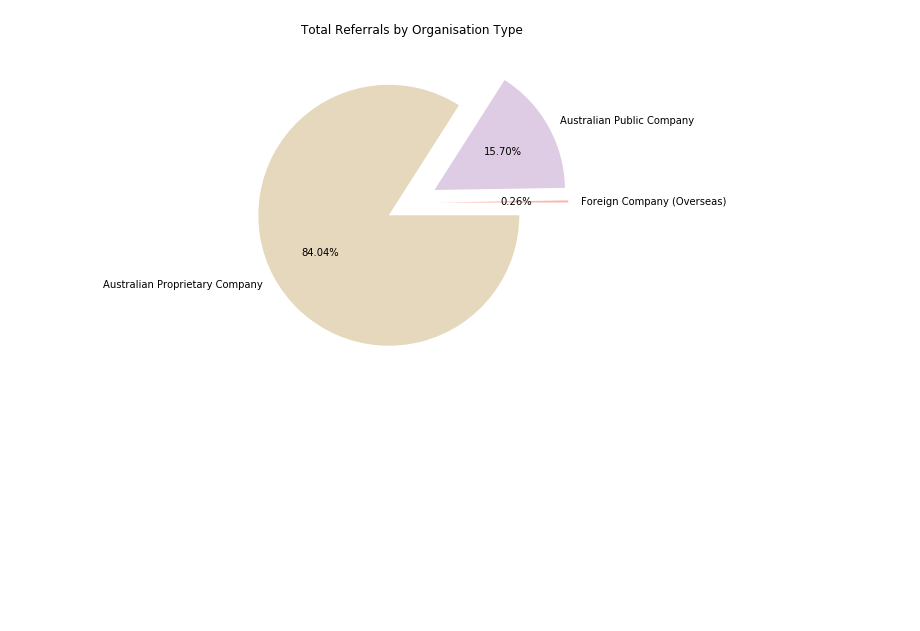
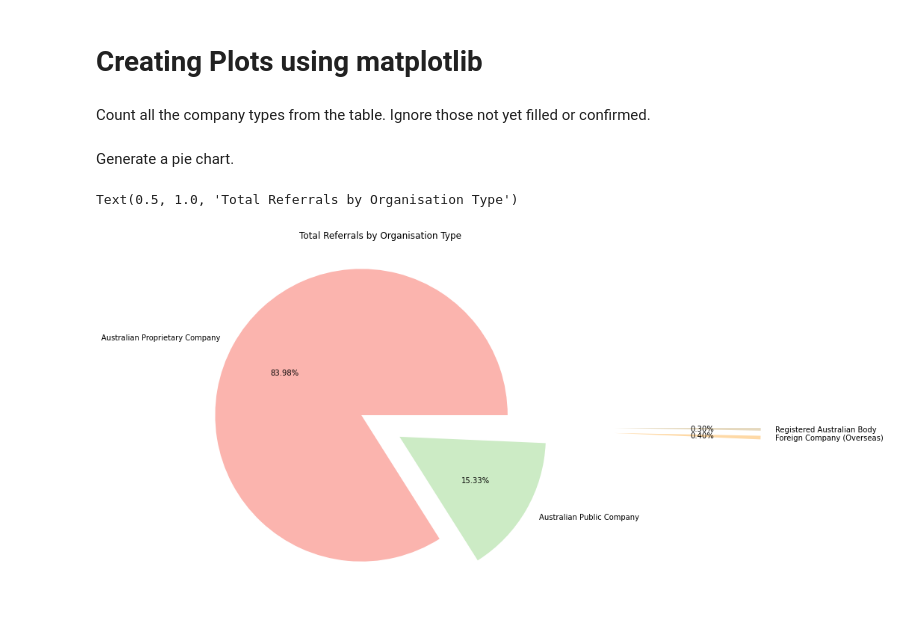
Before and after one commit to eshort0401/EPBC_scrape, a Jupyter notebook: analysis_examples.ipynb, the cells around one changed output. Cells and saved outputs as stored; diff of their text form; code cells hidden in the pictures; blank space fills up the shorter version.

```diff
--- a/analysis_examples.ipynb
+++ b/analysis_examples.ipynb
@@ -12,7 +24,7 @@ Automatic pdb calling has been turned OFF
 # %%
+# base_dir = ''
+
+# Use default Windows base_directory.
 if os.name == 'nt':
     base_dir = 'C:/Users/{}/'.format(os.getlogin())
     base_dir += 'Documents/ACF_consulting/'
-else:
-    base_dir = '/home/student.unimelb.edu.au/shorte1/Documents/'
-    base_dir += 'ACF_consulting'
@@ -18,0 +35,3 @@ else:
+# %%
+table = pd.read_csv(base_dir + 'EPBC_database_copy.csv', dtype=str)
+table
@@ -19,19 +52,28 @@ else:
+# %% [markdown]
+# Creating Plots using matplotlib
+# %% [markdown]
+Count all the company types from the table. Ignore those not yet filled or confirmed.
+# %%
+holder_type = table.groupby('Type')['Type'].count()
+holder_labels = holder_type.keys().values
+holder_counts = holder_type.values
+# Drop unfilled and uncomfirmed entries.
+holder_labels = holder_labels[[0,2,5,6]]
+holder_counts = holder_counts[[0,2,5,6]]
+# %% [markdown]
+Generate a pie chart.
 # %%
-fig_app, ax_app = plt.subplots(figsize=(10, 6))
+fig_app, ax_app = plt.subplots(figsize=(15, 9))
 theme = plt.get_cmap('Pastel1')
-ax_app.set_prop_cycle("color", [theme(1. * i / len(holder_counts))
-                             for i in range(len(holder_counts))])
-plt.pie(holder_counts, labels=holder_labels, autopct='%1.2f%%', explode=[.2,.2,.2])
+ax_app.set_prop_cycle(
+    "color",
+    [
+        theme(1. * i / len(holder_counts))
+         for i in range(len(holder_counts))])
+plt.pie(
+    holder_counts, labels=holder_labels, autopct='%1.2f%%',
+    explode=[.15, .15, 1.6, 1.6])
 plt.title('Total Referrals by Organisation Type')
-
-plt.savefig(base_dir + '/example_figure.pdf', format='pdf')
-
-# fig_ASIC, ax_ASIC = plt.subplots(figsize=(6, 6))
-# theme = plt.get_cmap('Pastel1')
-# ax_ASIC.set_prop_cycle("color", [theme(1. * i / len(totals))
-#                              for i in range(len(totals))])
-# ax_pie.set_prop_cycle("color", [theme(1. * i / len(totals))
-#                              for i in range(len(types))])
-# plt.pie(totals, labels=types, autopct='%1.2f%%', explode=[.2]*len(types))
 # %% [output]
+Text(0.5, 1.0, 'Total Referrals by Organisation Type')
-[figure, old version]
+[figure, new version]
```
Also changed, not shown: parts of 11 cells of this notebook, 6 other files.
